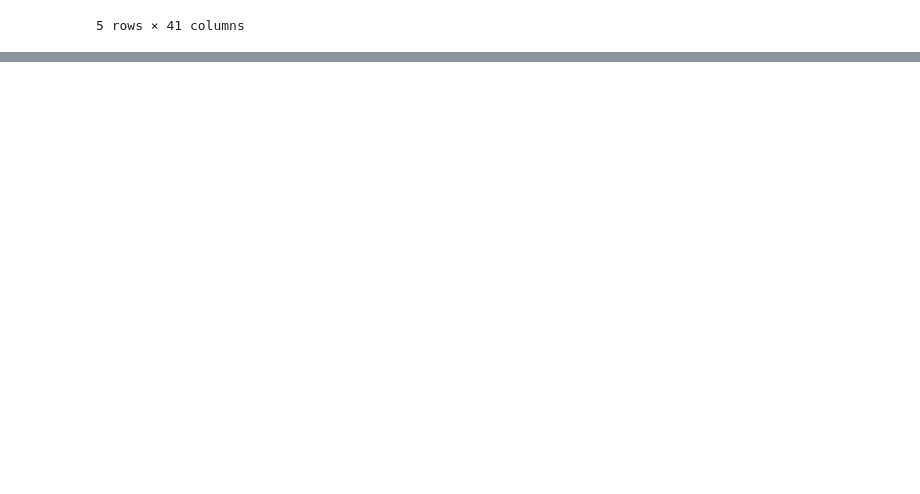
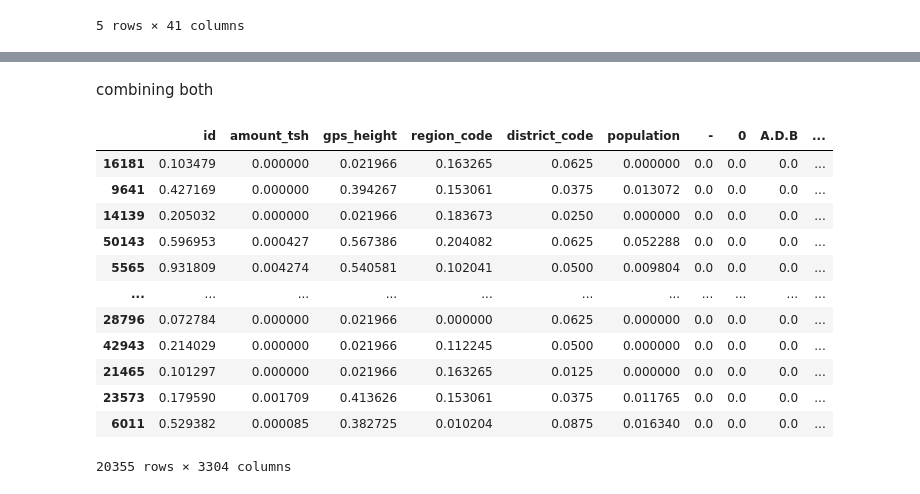
Before and after one commit to MarionJelimo/tanzania-well-health-monitoring-system, a Jupyter notebook: index.ipynb, the cells around one changed output, grey strips where cells are left out. Saved outputs shown, nothing was run; the diff lists cells and outputs as text; code cells hidden in the pictures; blank space fills up the shorter version.

Commit message:
Adding updated notebook with First model complete

```diff
--- a/index.ipynb
+++ b/index.ipynb
@@ -116,0 +154,4 @@ memory usage: 8.7+ MB
+# %%
+from sklearn.model_selection import train_test_split
+
+X_train, X_test, y_train, y_test = train_test_split(X, y, random_state=0)
@@ -116,0 +211,5 @@ memory usage: 8.7+ MB
+# %%
+X_train_fill_na["public_meeting"].fillna("FALSE", inplace=True)
+X_train_fill_na["public_meeting"] = X_train_fill_na["public_meeting"].astype(str)
+
+X_train_fill_na.isna().sum()
@@ -116,0 +342,30 @@ memory usage: 8.7+ MB
+# %%
+# Class to perform normalization
+
+from sklearn.preprocessing import MinMaxScaler
+
+class CustomMinMaxScaler:
+    def __init__(self, columns=None):
+        self.scaler = MinMaxScaler()
+        self.columns = columns
+
+    def fit(self, data):
+        self.scaler.fit(data[self.columns])
+
+    def transform(self, data):
+        transformed_data = self.scaler.transform(data[self.columns])
+        return pd.DataFrame(transformed_data, columns=self.columns, index=data.index)
+
+    def fit_transform(self, data):
+        transformed_data = self.scaler.fit_transform(data[self.columns])
+        return pd.DataFrame(transformed_data, columns=self.columns, index=data.index)
+# %%
+numerical_cols = X_train_fill_na.select_dtypes(include=["float64", "int64"]).columns.tolist()
+
+# Instantiate the CustomMinMaxScaler class with the columns
+scaler = CustomMinMaxScaler(columns=numerical_cols)
+
+# Fit and transform X_train_fill_na
+normalized_data = scaler.fit_transform(X_train_fill_na)
+
+normalized_data
@@ -116,0 +386,19 @@ memory usage: 8.7+ MB
+# %% [markdown]
+combining both
+# %%
+X_train_full = pd.concat([normalized_data, X_train_ohe], axis=1)
+X_train_full
+# %% [output]
+|  | id | amount_tsh | gps_height | region_code | district_code | population | - | 0 | A.D.B | ... |
+| 16181 | 0.103479 | 0.000000 | 0.021966 | 0.163265 | 0.0625 | 0.000000 | 0.0 | 0.0 | 0.0 | ... |
+| 9641 | 0.427169 | 0.000000 | 0.394267 | 0.153061 | 0.0375 | 0.013072 | 0.0 | 0.0 | 0.0 | ... |
+| 14139 | 0.205032 | 0.000000 | 0.021966 | 0.183673 | 0.0250 | 0.000000 | 0.0 | 0.0 | 0.0 | ... |
+| 50143 | 0.596953 | 0.000427 | 0.567386 | 0.204082 | 0.0625 | 0.052288 | 0.0 | 0.0 | 0.0 | ... |
+| 5565 | 0.931809 | 0.004274 | 0.540581 | 0.102041 | 0.0500 | 0.009804 | 0.0 | 0.0 | 0.0 | ... |
+| ... | ... | ... | ... | ... | ... | ... | ... | ... | ... | ... |
+| 28796 | 0.072784 | 0.000000 | 0.021966 | 0.000000 | 0.0625 | 0.000000 | 0.0 | 0.0 | 0.0 | ... |
+| 42943 | 0.214029 | 0.000000 | 0.021966 | 0.112245 | 0.0500 | 0.000000 | 0.0 | 0.0 | 0.0 | ... |
+| 21465 | 0.101297 | 0.000000 | 0.021966 | 0.163265 | 0.0125 | 0.000000 | 0.0 | 0.0 | 0.0 | ... |
+| 23573 | 0.179590 | 0.001709 | 0.413626 | 0.153061 | 0.0375 | 0.011765 | 0.0 | 0.0 | 0.0 | ... |
+| 6011 | 0.529382 | 0.000085 | 0.382725 | 0.010204 | 0.0875 | 0.016340 | 0.0 | 0.0 | 0.0 | ... |
+20355 rows × 3304 columns
```
Also changed, not shown: parts of 52 cells of this notebook.
